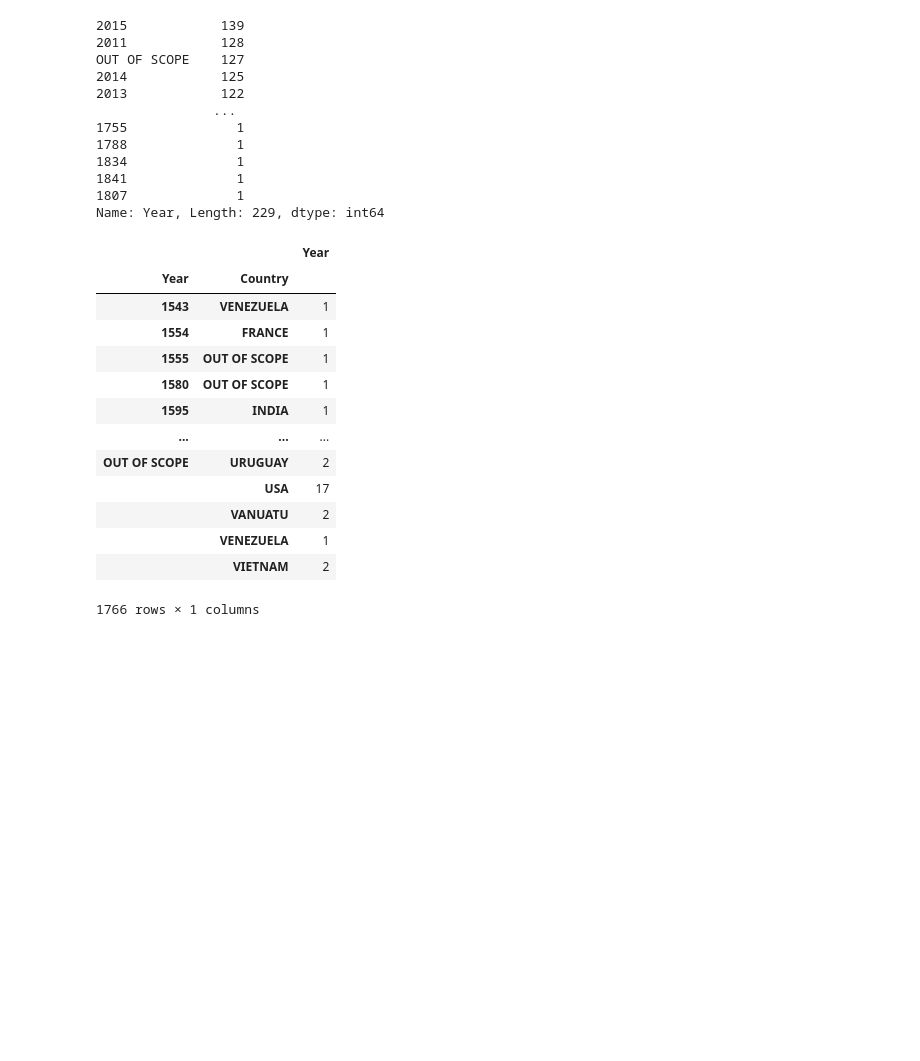
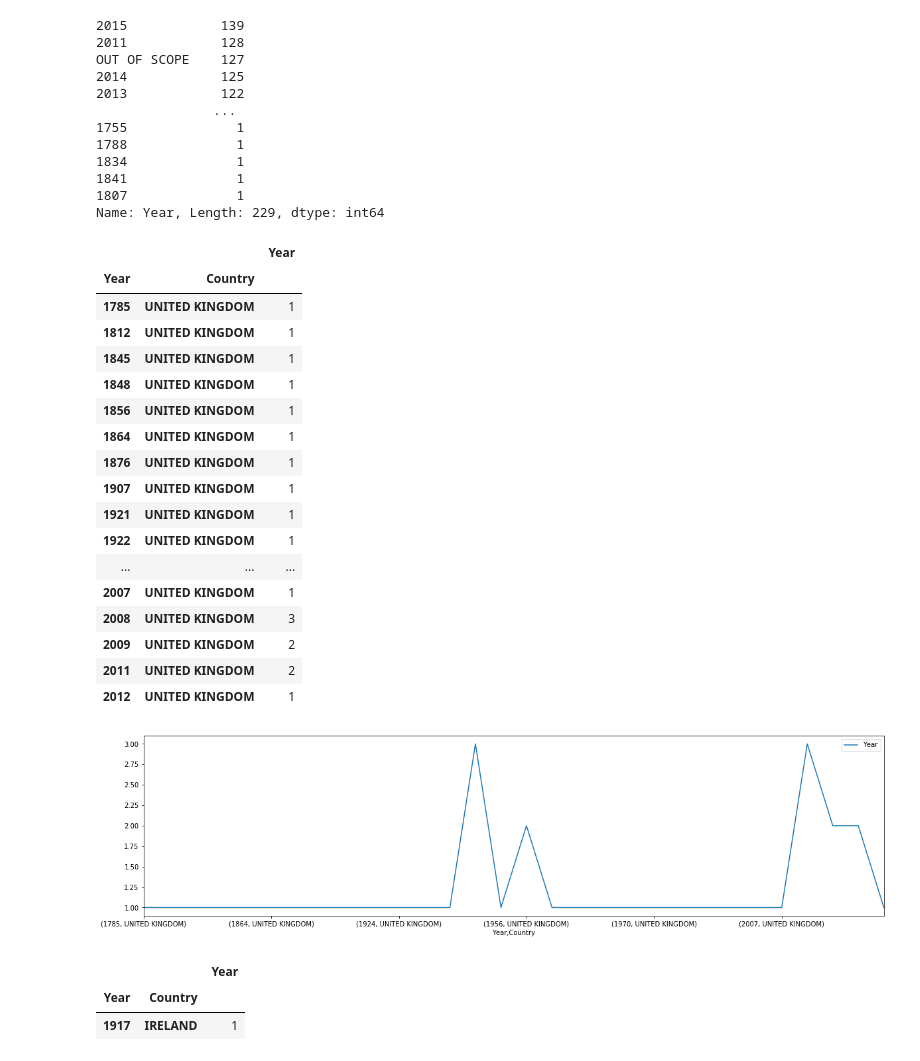
Before and after one commit to meryreddoor/project-clean-folder, a Jupyter notebook: Project Cleaning folders.ipynb, the cells around one changed output. Saved outputs shown, nothing was run; the diff lists cells and outputs as text; code cells hidden in the pictures; blank space fills up the shorter version.

```diff
--- a/Project Cleaning folders.ipynb
+++ b/Project Cleaning folders.ipynb
@@ -232,19 +266,35 @@ shark_output.to_csv('OUTPUT/v1_GSAF5.csv')
+# %%
+High=shark_output[shark_output['Country'].eq('UNITED KINGDOM')]
+gr_df = High.groupby(['Year','Country']).agg({"Year":"count"})
+
+display(gr_df)
+gr_df.plot.line(figsize=(20,5));
+# %% [output]
+|  |  | Year |
+| Year | Country |  |
+| 1785 | UNITED KINGDOM | 1 |
+| 1812 | UNITED KINGDOM | 1 |
+| 1845 | UNITED KINGDOM | 1 |
+| 1848 | UNITED KINGDOM | 1 |
+| 1856 | UNITED KINGDOM | 1 |
+| 1864 | UNITED KINGDOM | 1 |
+| 1876 | UNITED KINGDOM | 1 |
+| 1907 | UNITED KINGDOM | 1 |
+| 1921 | UNITED KINGDOM | 1 |
+| 1922 | UNITED KINGDOM | 1 |
+| ... | ... | ... |
+| 2007 | UNITED KINGDOM | 1 |
+| 2008 | UNITED KINGDOM | 3 |
+| 2009 | UNITED KINGDOM | 2 |
+| 2011 | UNITED KINGDOM | 2 |
+| 2012 | UNITED KINGDOM | 1 |
+[figure, added]
 # %%
-new_shark=shark_output[['Country','Year']]
-gr_df = new_shark.groupby(['Year',"Country"]).agg({"Year":"count"})
-gr_df
+High=shark_output[shark_output['Country'].eq('IRELAND')]
+gr_df = High.groupby(['Year','Country']).agg({"Year":"count"})
+
+display(gr_df)
 # %% [output]
 |  |  | Year |
 | Year | Country |  |
-| 1543 | VENEZUELA | 1 |
-| 1554 | FRANCE | 1 |
-| 1555 | OUT OF SCOPE | 1 |
-| 1580 | OUT OF SCOPE | 1 |
-| 1595 | INDIA | 1 |
-| ... | ... | ... |
-| OUT OF SCOPE | URUGUAY | 2 |
-|  | USA | 17 |
-|  | VANUATU | 2 |
-|  | VENEZUELA | 1 |
-|  | VIETNAM | 2 |
+| 1917 | IRELAND | 1 |
-1766 rows × 1 columns
```
Also changed, not shown: parts of 11 cells of this notebook, 3 other files.
